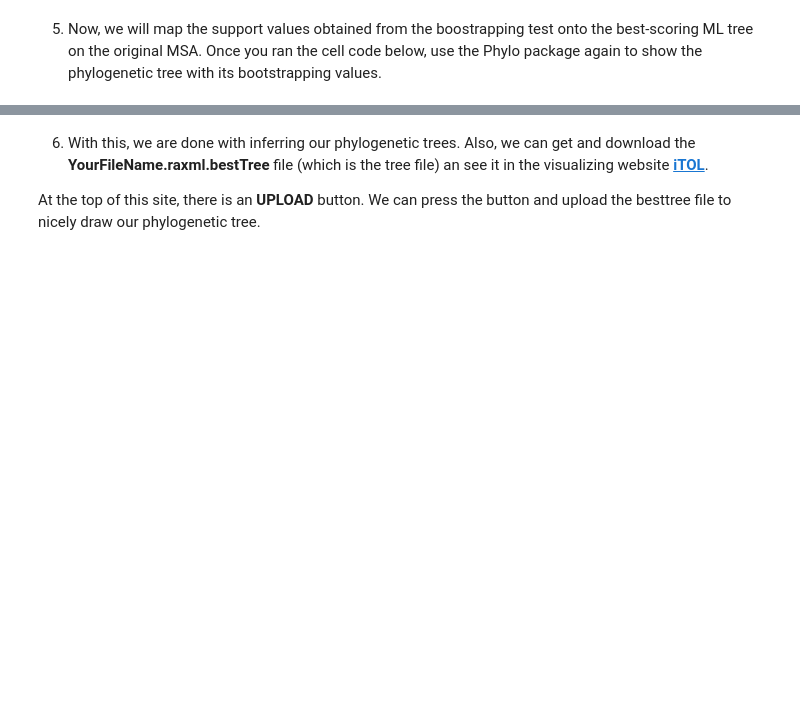
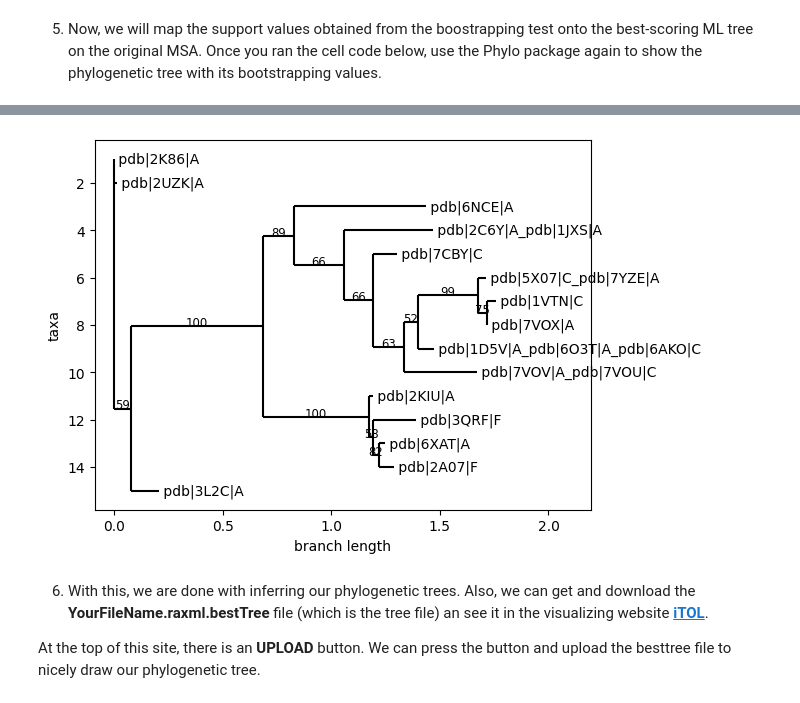
Before and after one commit to pb3lab/ibm3202, a Jupyter notebook: tutorials/lab03_phylo.ipynb, the cells around one changed output, grey strips where cells are left out. Cells and saved outputs as stored; diff of their text form; code cells hidden in the pictures; blank space fills up the shorter version.

```diff
--- a/tutorials/lab03_phylo.ipynb
+++ b/tutorials/lab03_phylo.ipynb
@@ -661,6 +919,11 @@ In practice, a convergence cutoff value of 3% should be sufficient in most cases
 # %%
 #Here, use the biopython Phylo package again!
 #ADD A CODE BELOW TO DRAW THIS TREE WITH BOOTSTRAP VALUES
+from Bio import Phylo
+tree = Phylo.read("T3.raxml.support", "newick")
+Phylo.draw(tree)
+# %% [output]
+[figure, added]
 # %% [markdown]
 6. With this, we are done with inferring our phylogenetic trees. Also, we can get and download the **YourFileName.raxml.bestTree** file (which is the tree file) an see it in the visualizing website [**iTOL**](https://itol.embl.de/).
 
```
Also changed, not shown: parts of 23 cells of this notebook, 2 other files.
